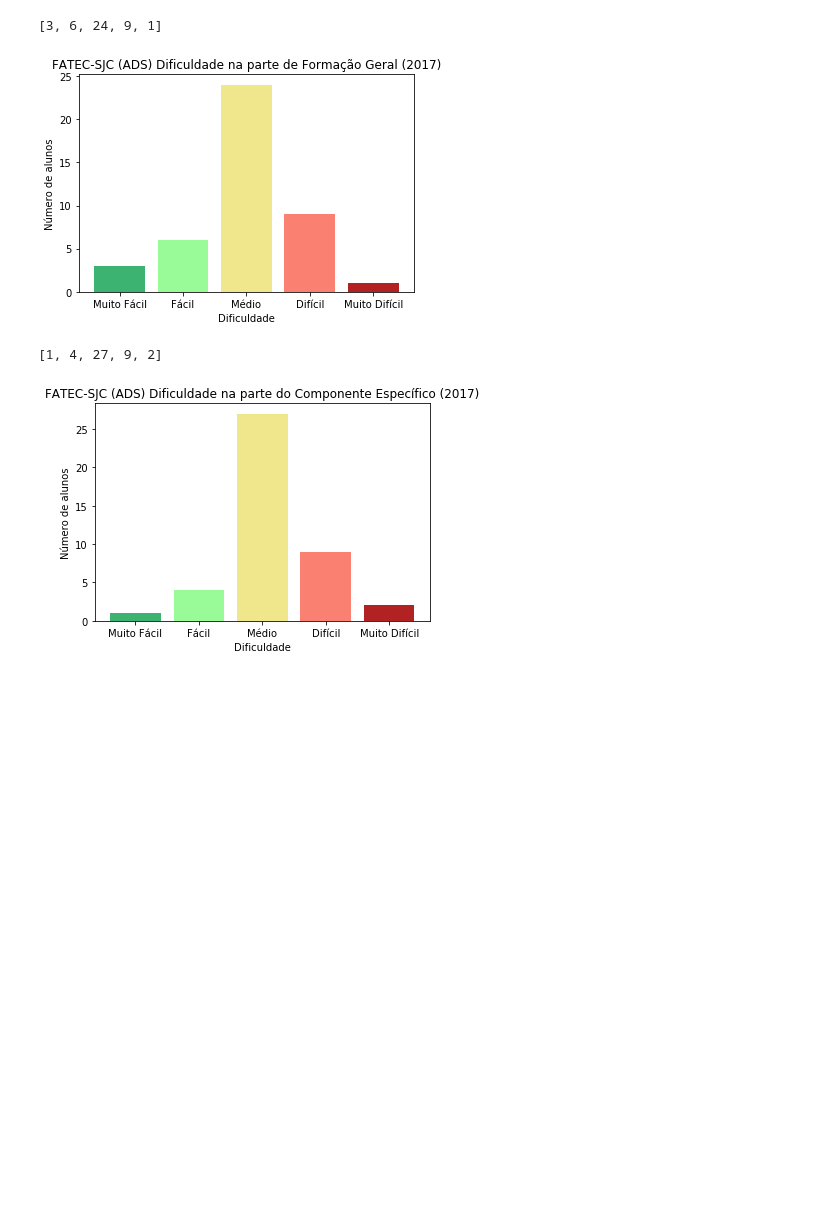
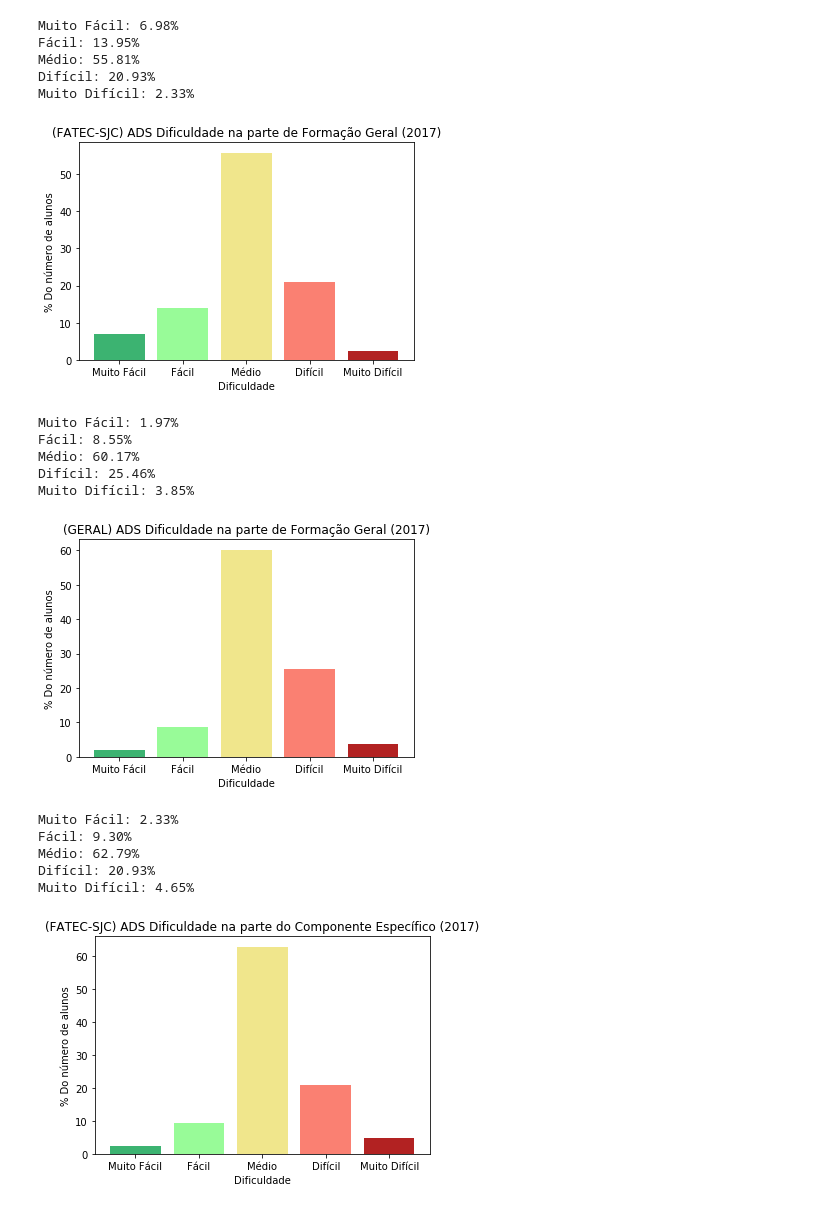
Before and after one commit to WeDias/2017-ENADE-ADS-FATECSJC, a Jupyter notebook: Enade/Analise.ipynb, the cells around one changed output. Drawn from its saved outputs; the diff is of its cells as text; code cells hidden in the pictures; blank space fills up the shorter version.

```diff
--- a/Enade/Analise.ipynb
+++ b/Enade/Analise.ipynb
@@ -32,12 +50,30 @@ q3 = Contar_Respostas('CO_RS_I9')
 # %%
-Criar_Grafico(Resp_Dif, q1, titulo='FATEC-SJC (ADS) Dificuldade na parte de Formação Geral (2017)')
-print(q1)
+Criar_Grafico(Resp_Dif, Fatec_q1, titulo='(FATEC-SJC) ADS Dificuldade na parte de Formação Geral (2017)')
+Dados(Resp_Dif, Fatec_q1)
 # %% [output]
-[3, 6, 24, 9, 1]
+Muito Fácil: 6.98%
+Fácil: 13.95%
+Médio: 55.81%
+Difícil: 20.93%
+Muito Difícil: 2.33%
-[figure, old version]
+[figure, new version]
+# %%
+Criar_Grafico(Resp_Dif, Todos_q1, titulo='(GERAL) ADS Dificuldade na parte de Formação Geral (2017)')
+Dados(Resp_Dif, Todos_q1)
+# %% [output]
+Muito Fácil: 1.97%
+Fácil: 8.55%
+Médio: 60.17%
+Difícil: 25.46%
+Muito Difícil: 3.85%
+[figure, added]
 # %%
-Criar_Grafico(Resp_Dif, q2, titulo='FATEC-SJC (ADS) Dificuldade na parte do Componente Específico (2017)')
-print(q2)
+Criar_Grafico(Resp_Dif, Fatec_q2, titulo='(FATEC-SJC) ADS Dificuldade na parte do Componente Específico (2017)')
+Dados(Resp_Dif, Fatec_q2)
 # %% [output]
-[1, 4, 27, 9, 2]
+Muito Fácil: 2.33%
+Fácil: 9.30%
+Médio: 62.79%
+Difícil: 20.93%
+Muito Difícil: 4.65%
-[figure, old version]
+[figure, new version]
```
Also changed, not shown: parts of 4 cells of this notebook.
